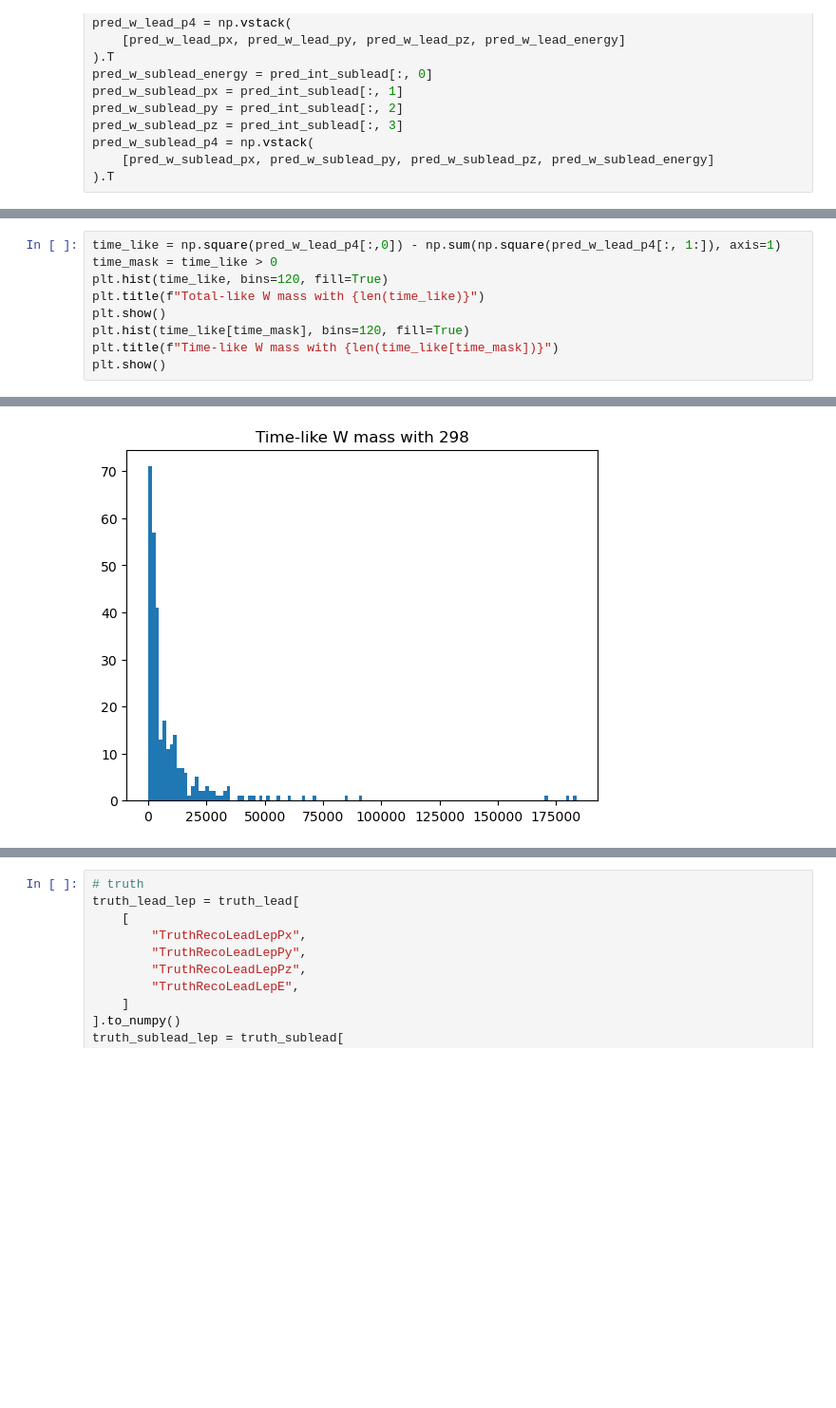
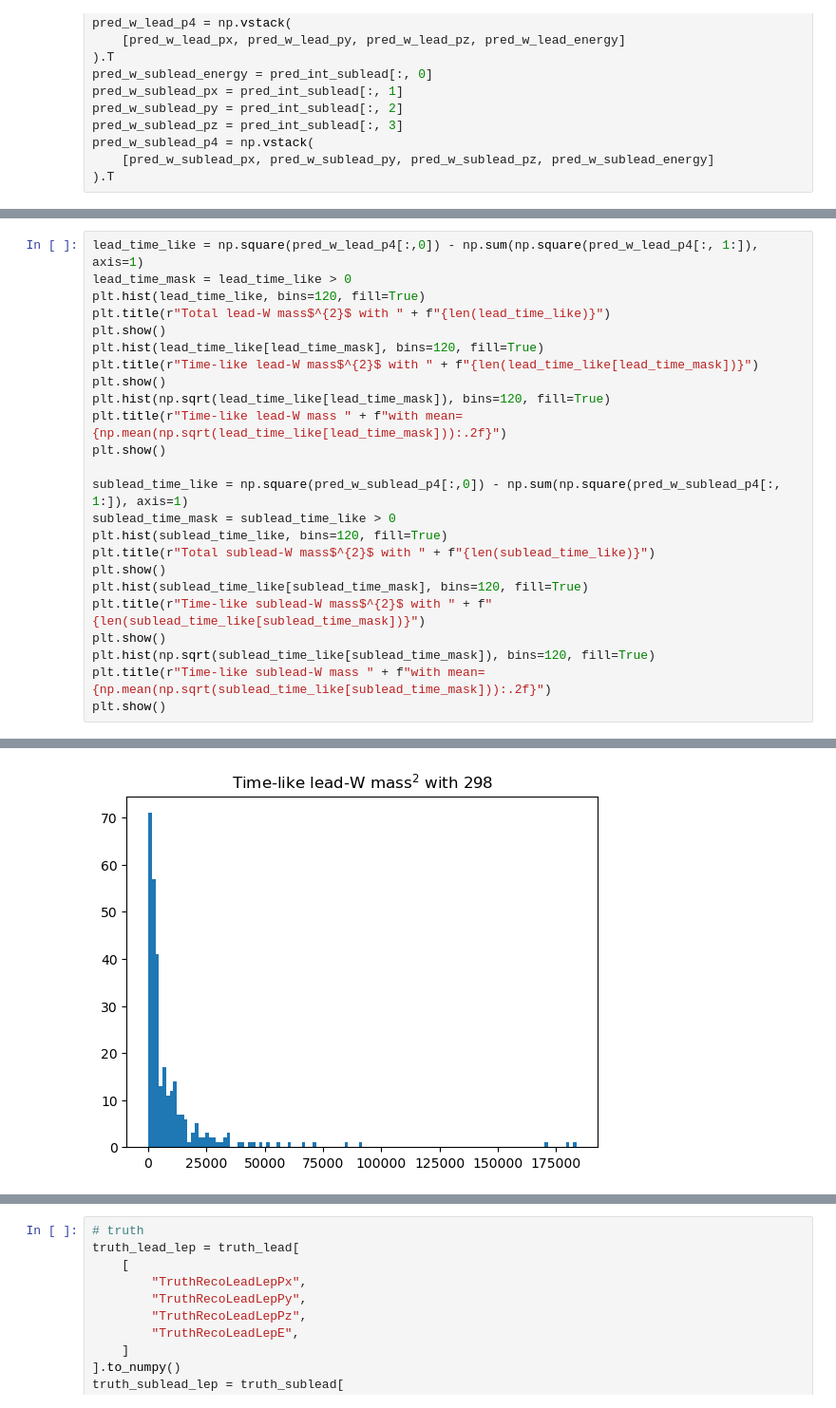
Before and after one commit to yygarypeng/Bell-INNs, a Jupyter notebook: 4th_trial/qe-analysis/qe_analysis.ipynb, the cells around one changed output, grey strips where cells are left out. Shown at 95% size. Cells and saved outputs as stored; diff of their text form; blank space fills up the shorter version.

Commit message:
Add the analysis codes for the time-like training results.

```diff
--- a/4th_trial/qe-analysis/qe_analysis.ipynb
+++ b/4th_trial/qe-analysis/qe_analysis.ipynb
@@ -175,10 +187,25 @@ plt.show()
 # %%
-time_like = np.square(pred_w_lead_p4[:,0]) - np.sum(np.square(pred_w_lead_p4[:, 1:]), axis=1)
-time_mask = time_like > 0
-plt.hist(time_like, bins=120, fill=True)
-plt.title(f"Total-like W mass with {len(time_like)}")
+lead_time_like = np.square(pred_w_lead_p4[:,0]) - np.sum(np.square(pred_w_lead_p4[:, 1:]), axis=1)
+lead_time_mask = lead_time_like > 0
+plt.hist(lead_time_like, bins=120, fill=True)
+plt.title(r"Total lead-W mass$^{2}$ with " + f"{len(lead_time_like)}")
 plt.show()
-plt.hist(time_like[time_mask], bins=120, fill=True)
-plt.title(f"Time-like W mass with {len(time_like[time_mask])}")
+plt.hist(lead_time_like[lead_time_mask], bins=120, fill=True)
+plt.title(r"Time-like lead-W mass$^{2}$ with " + f"{len(lead_time_like[lead_time_mask])}")
 plt.show()
+plt.hist(np.sqrt(lead_time_like[lead_time_mask]), bins=120, fill=True)
+plt.title(r"Time-like lead-W mass " + f"with mean={np.mean(np.sqrt(lead_time_like[lead_time_mask])):.2f}")
+plt.show()
+
+sublead_time_like = np.square(pred_w_sublead_p4[:,0]) - np.sum(np.square(pred_w_sublead_p4[:, 1:]), axis=1)
+sublead_time_mask = sublead_time_like > 0
+plt.hist(sublead_time_like, bins=120, fill=True)
+plt.title(r"Total sublead-W mass$^{2}$ with " + f"{len(sublead_time_like)}")
+plt.show()
+plt.hist(sublead_time_like[sublead_time_mask], bins=120, fill=True)
+plt.title(r"Time-like sublead-W mass$^{2}$ with " + f"{len(sublead_time_like[sublead_time_mask])}")
+plt.show()
+plt.hist(np.sqrt(sublead_time_like[sublead_time_mask]), bins=120, fill=True)
+plt.title(r"Time-like sublead-W mass " + f"with mean={np.mean(np.sqrt(sublead_time_like[sublead_time_mask])):.2f}")
+plt.show()
 # %% [output]
@@ -186 +213 @@ plt.show()
-[figure, old version]
+[figure, new version]
```
Also changed, not shown: parts of 11 cells of this notebook, 1 other file.
